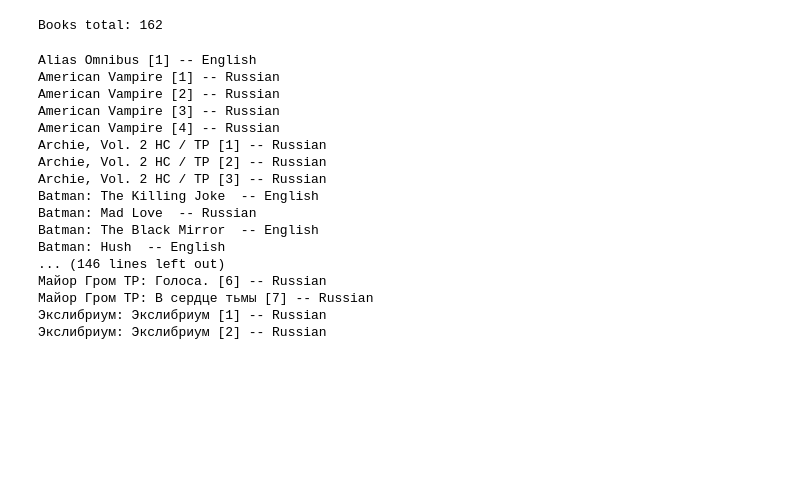
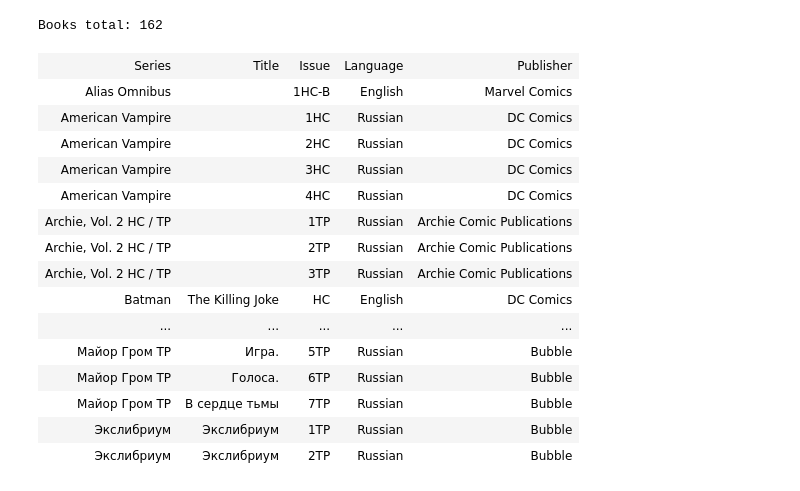
Before and after one commit to averrin/my-comic-books, a Jupyter notebook: data/comics.ipynb, the cells around one changed output. Cells and saved outputs as stored; diff of their text form; code cells hidden in the pictures; blank space fills up the shorter version.

```diff
--- a/data/comics.ipynb
+++ b/data/comics.ipynb
@@ -24,45 +24,37 @@ print()
 print("Books total: {}".format(len(comics)))
 # %% [output]
 Books total: 162
-# %%
-# Dump all books
-
-for comic in comics:
-    n = comic['issue']['num']
-    num = ''
-    if n is not None:
-        num = n.text
-    e = comic['issue']['ext']
-    ext = ''
-    if e is not None and num != e.text:
-        ext = e.text
-    title = "{}: {}".format(comic['series']['title'], comic['title'])
-    if comic['title'] is None:
-        title = comic['series']['title']
-    if comic['series']['title'] is None or (comic['title'] is not None and comic['title'].startswith("{}: ".format(comic['series']['title']))):
-        title = comic['title']
-    issue = ""
-    if num != '' or ext != '':
-        issue = "[{}{}]".format(num, ext)
-    print("{} {} -- {}".format(title, issue, comic['lang']))
-# %% [output]
-Alias Omnibus [1] -- English
-American Vampire [1] -- Russian
-American Vampire [2] -- Russian
-American Vampire [3] -- Russian
-American Vampire [4] -- Russian
-Archie, Vol. 2 HC / TP [1] -- Russian
-Archie, Vol. 2 HC / TP [2] -- Russian
-Archie, Vol. 2 HC / TP [3] -- Russian
-Batman: The Killing Joke  -- English
-Batman: Mad Love  -- Russian
-Batman: The Black Mirror  -- English
-Batman: Hush  -- English
-... (146 lines left out)
-Майор Гром TP: Голоса. [6] -- Russian
-Майор Гром TP: В сердце тьмы [7] -- Russian
-Экслибриум: Экслибриум [1] -- Russian
-Экслибриум: Экслибриум [2] -- Russian
+# %%
+# Dump all books
+
+table = [["<b>Series</b>", "<b>Title</b>", "<b>Issue</b>", "<b>Language</b>", "<b>Publisher</b>"]]
+for comic in comics:
+    issue = ""
+    if comic['issue']['title'] is not None:
+        issue = comic['issue']['title'].text
+
+    table.append([comic['series']['title'], comic['title'], issue, comic['lang'], comic['publisher']])
+
+from IPython.display import HTML, display
+import tabulate
+display(HTML(tabulate.tabulate(table, tablefmt='html')))
+# %% [output]
+| Series | Title | Issue | Language | Publisher |
+| Alias Omnibus |  | 1HC-B | English | Marvel Comics |
+| American Vampire |  | 1HC | Russian | DC Comics |
+| American Vampire |  | 2HC | Russian | DC Comics |
+| American Vampire |  | 3HC | Russian | DC Comics |
+| American Vampire |  | 4HC | Russian | DC Comics |
+| Archie, Vol. 2 HC / TP |  | 1TP | Russian | Archie Comic Publications |
+| Archie, Vol. 2 HC / TP |  | 2TP | Russian | Archie Comic Publications |
+| Archie, Vol. 2 HC / TP |  | 3TP | Russian | Archie Comic Publications |
+| Batman | The Killing Joke | HC | English | DC Comics |
+| ... | ... | ... | ... | ... |
+| Майор Гром TP | Игра. | 5TP | Russian | Bubble |
+| Майор Гром TP | Голоса. | 6TP | Russian | Bubble |
+| Майор Гром TP | В сердце тьмы | 7TP | Russian | Bubble |
+| Экслибриум | Экслибриум | 1TP | Russian | Bubble |
+| Экслибриум | Экслибриум | 2TP | Russian | Bubble |
 # %%
 # Pie chart by language
 
```
Also changed, not shown: parts of 4 cells of this notebook, 2 other files.
